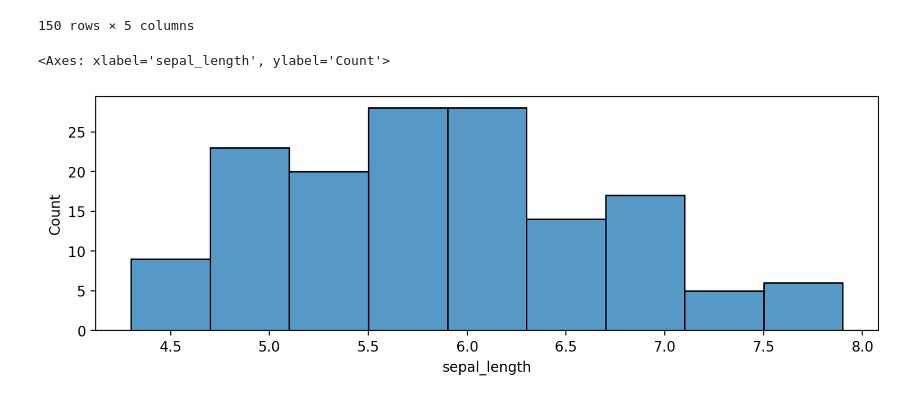
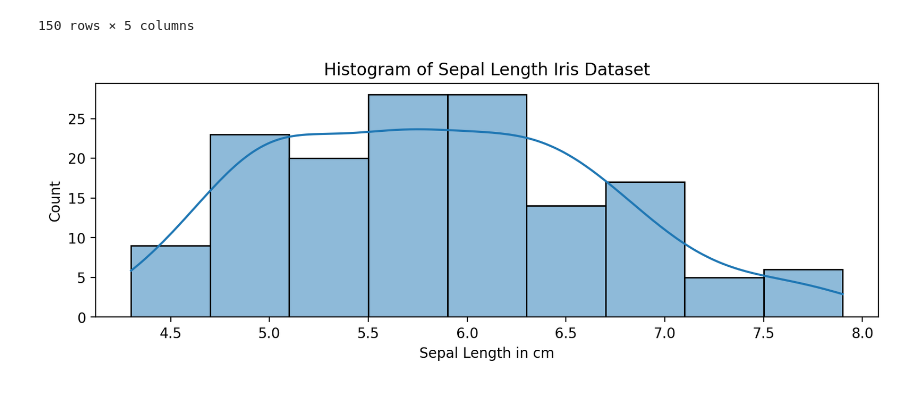
Before and after one commit to Afiq139/Data_Science-AI, a Jupyter notebook: Python_Deep_Learning_&_Artificial_Intelligence/2_Python_Deep_Learning/9_Seaborn_Introduction_Part1.ipynb, the cells around one changed output. Saved outputs shown, nothing was run; the diff lists cells and outputs as text; code cells hidden in the pictures.

```diff
--- a/Python_Deep_Learning_&_Artificial_Intelligence/2_Python_Deep_Learning/9_Seaborn_Introduction_Part1.ipynb
+++ b/Python_Deep_Learning_&_Artificial_Intelligence/2_Python_Deep_Learning/9_Seaborn_Introduction_Part1.ipynb
@@ -22,8 +22,12 @@ data
 # %%
 #histogram
 plt.rcParams['figure.figsize'] = [10,3]
 plt.rcParams['figure.dpi'] = 200
-sns.histplot(x=data['sepal_length'])
+
+sns.histplot(x=data['sepal_length'], kde=True)
+plt.xlabel('Sepal Length in cm')
+plt.ylabel('Count')
+plt.title('Histogram of Sepal Length Iris Dataset')
+plt.show()
 # %% [output]
-<Axes: xlabel='sepal_length', ylabel='Count'>
-[figure, old version]
+[figure, new version]
```
